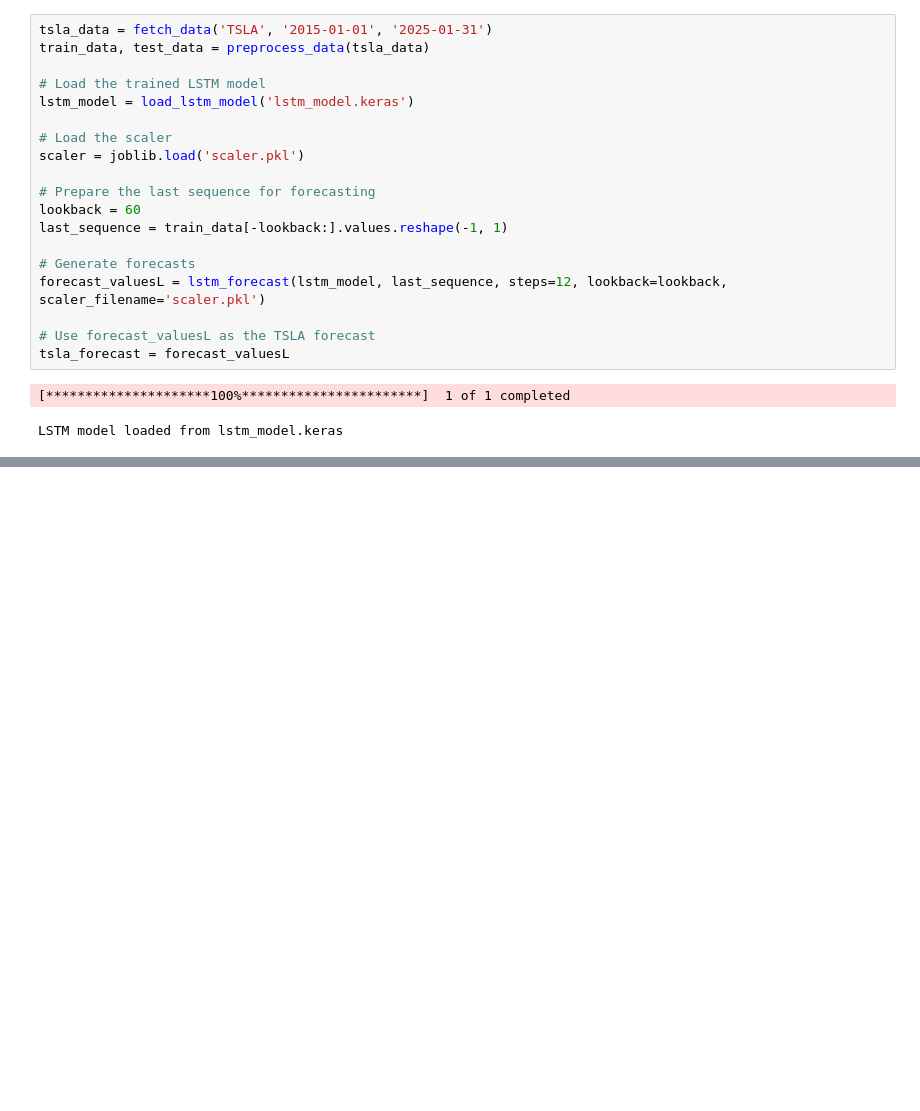
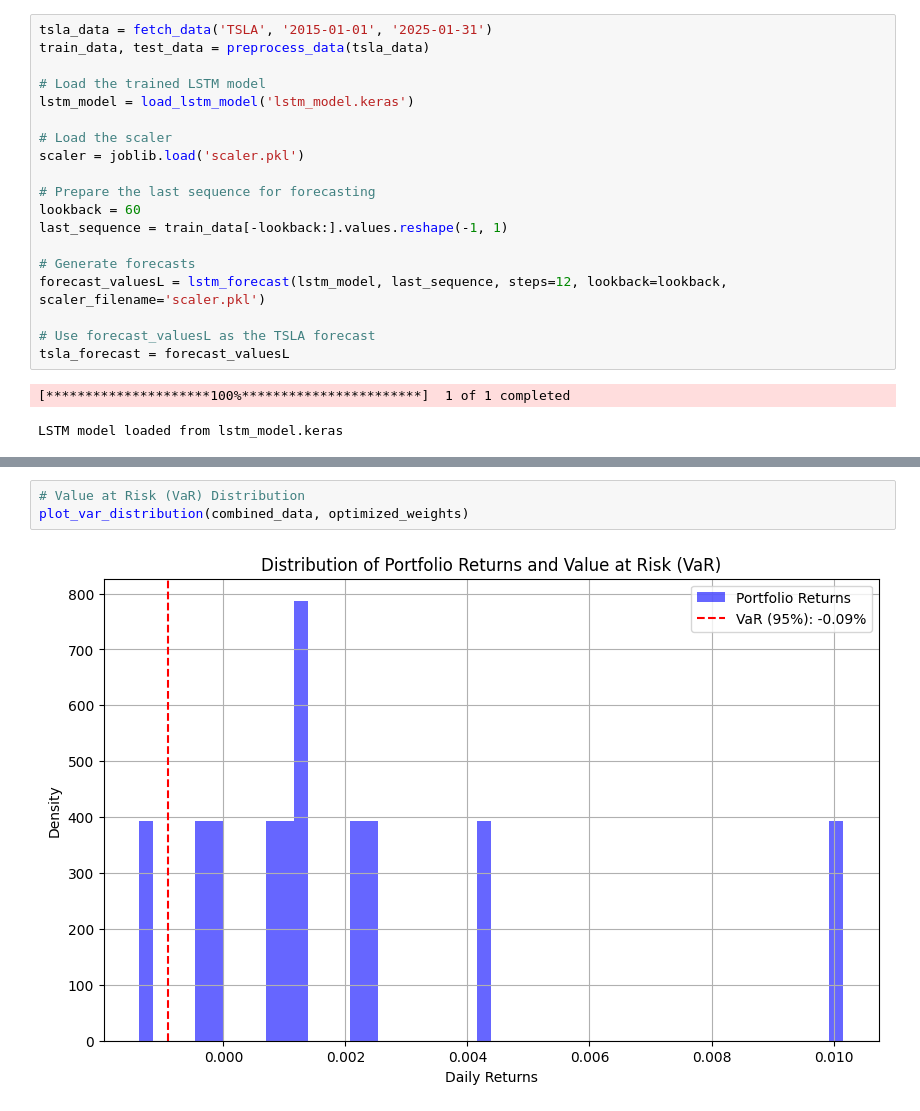
Before and after one commit to Natnahom/kaim-week-11, a Jupyter notebook: notebooks/portfolio_optimization.ipynb, the cells around one changed output, grey strips where cells are left out. Saved outputs shown, nothing was run; the diff lists cells and outputs as text; blank space fills up the shorter version.

```diff
--- a/notebooks/portfolio_optimization.ipynb
+++ b/notebooks/portfolio_optimization.ipynb
@@ -77,0 +160,5 @@ annual_returns, covariance_matrix = compute_annual_returns_and_covariance(combin
+# %%
+# Value at Risk (VaR) Distribution
+plot_var_distribution(combined_data, optimized_weights)
+# %% [output]
+[figure, added]
```
Also changed, not shown: parts of 11 cells of this notebook, 1 other file.
